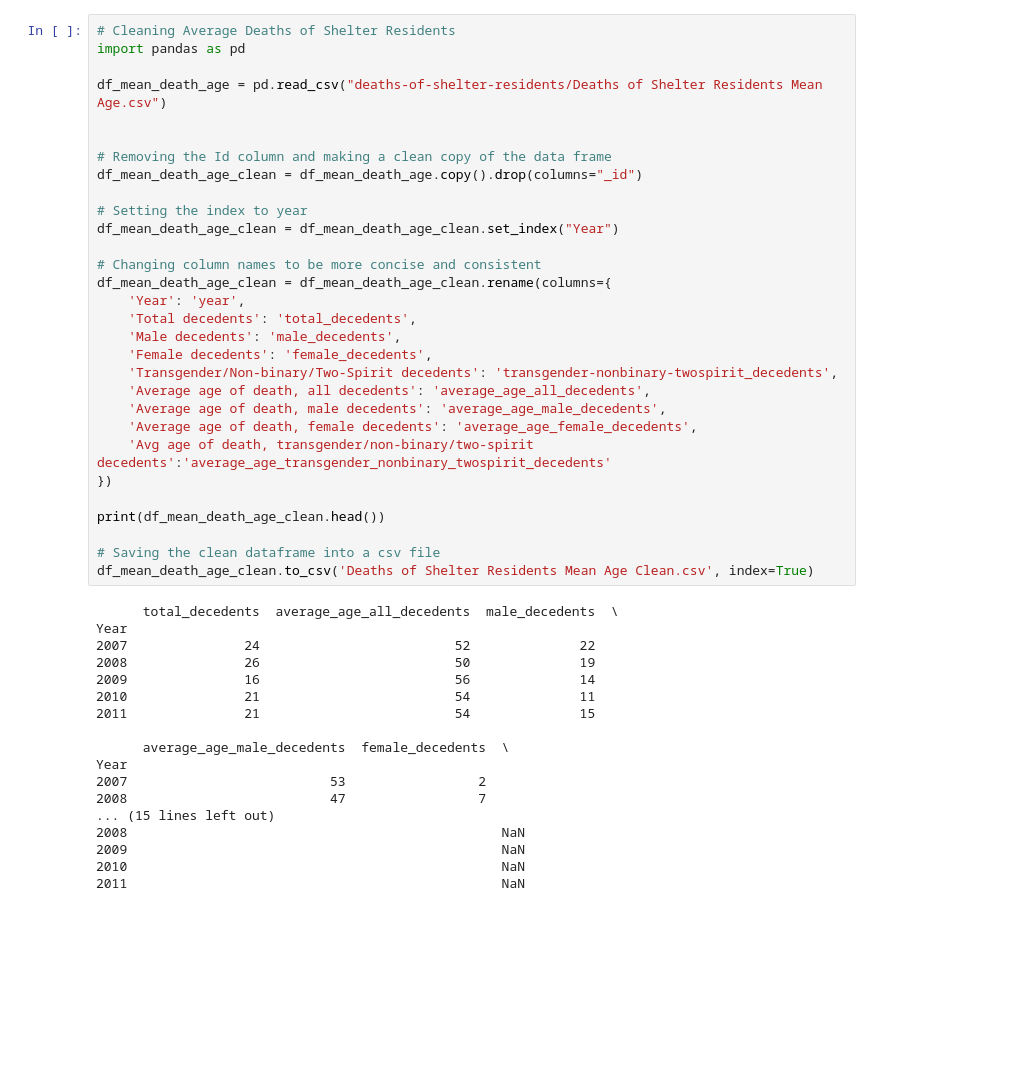
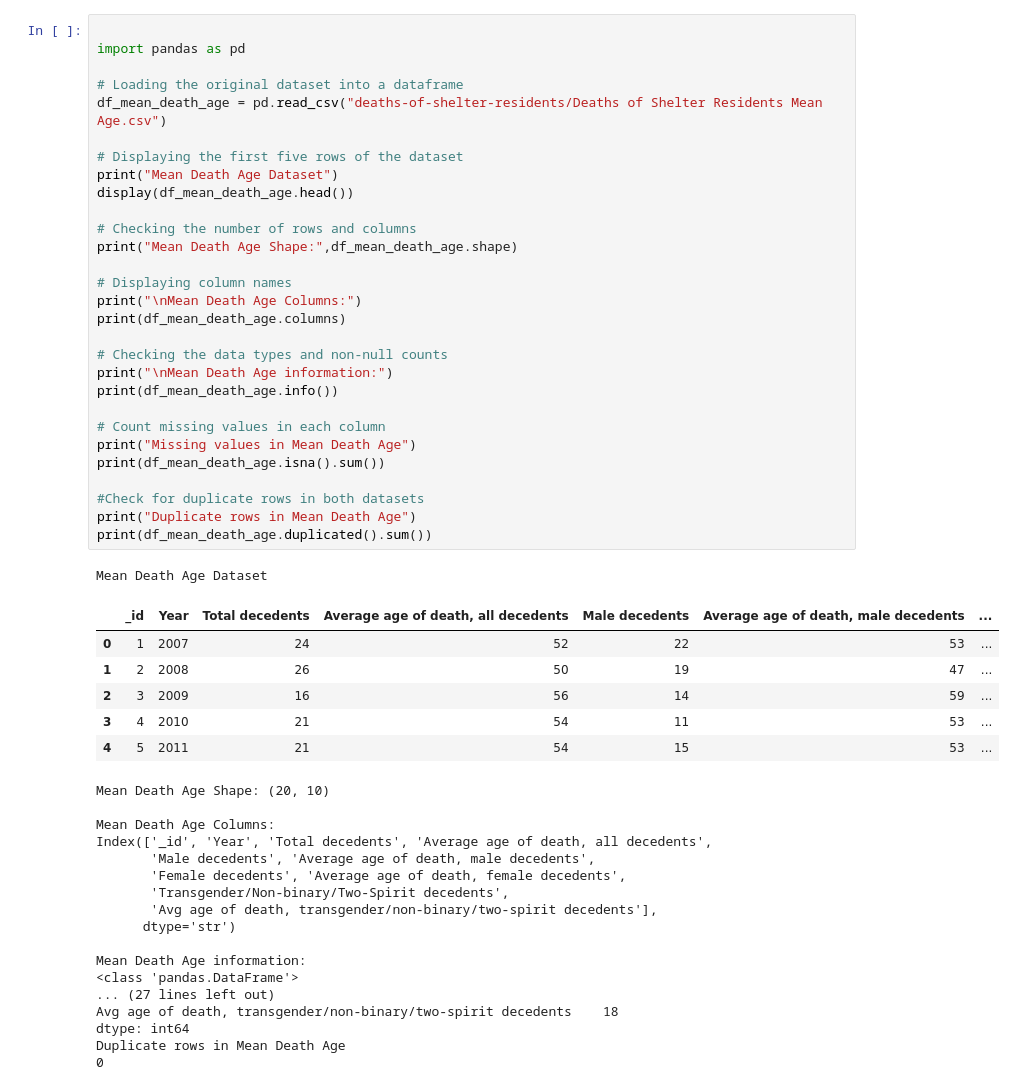
Before and after one commit to Empress-star/INF1340-Final-Project, a Jupyter notebook: shelter-deaths-system-flow-clean.ipynb, the cells around one changed output. Drawn from its saved outputs; the diff is of its cells as text; blank space fills up the shorter version.

```diff
--- a/shelter-deaths-system-flow-clean.ipynb
+++ b/shelter-deaths-system-flow-clean.ipynb
@@ -134,48 +249,54 @@ Date
 # %%
-# Cleaning Average Deaths of Shelter Residents
+
 import pandas as pd
 
+# Loading the original dataset into a dataframe
 df_mean_death_age = pd.read_csv("deaths-of-shelter-residents/Deaths of Shelter Residents Mean Age.csv")
 
+# Displaying the first five rows of the dataset
+print("Mean Death Age Dataset")
+display(df_mean_death_age.head())
 
-# Removing the Id column and making a clean copy of the data frame
-df_mean_death_age_clean = df_mean_death_age.copy().drop(columns="_id")
+# Checking the number of rows and columns
+print("Mean Death Age Shape:",df_mean_death_age.shape)
 
-# Setting the index to year
-df_mean_death_age_clean = df_mean_death_age_clean.set_index("Year")
+# Displaying column names
+print("\nMean Death Age Columns:")
+print(df_mean_death_age.columns)
 
-# Changing column names to be more concise and consistent
-df_mean_death_age_clean = df_mean_death_age_clean.rename(columns={
-    'Year': 'year',
-    'Total decedents': 'total_decedents',
-    'Male decedents': 'male_decedents',
-    'Female decedents': 'female_decedents',
-    'Transgender/Non-binary/Two-Spirit decedents': 'transgender-nonbinary-twospirit_decedents',
-    'Average age of death, all decedents': 'average_age_all_decedents',
-    'Average age of death, male decedents': 'average_age_male_decedents',
-    'Average age of death, female decedents': 'average_age_female_decedents',
-    'Avg age of death, transgender/non-binary/two-spirit decedents':'average_age_transgender_nonbinary_twospirit_decedents'
-})
+# Checking the data types and non-null counts
+print("\nMean Death Age information:")
+print(df_mean_death_age.info())
 
-print(df_mean_death_age_clean.head())
+# Count missing values in each column
+print("Missing values in Mean Death Age")
+print(df_mean_death_age.isna().sum())
 
-# Saving the clean dataframe into a csv file
-df_mean_death_age_clean.to_csv('Deaths of Shelter Residents Mean Age Clean.csv', index=True)
+#Check for duplicate rows in both datasets
+print("Duplicate rows in Mean Death Age")
+print(df_mean_death_age.duplicated().sum())
 # %% [output]
-      total_decedents  average_age_all_decedents  male_decedents  \
-Year
-2007               24                         52              22
-2008               26                         50              19
-2009               16                         56              14
-2010               21                         54              11
-2011               21                         54              15
-
-      average_age_male_decedents  female_decedents  \
-Year
-2007                          53                 2
-2008                          47                 7
-... (15 lines left out)
-2008                                                NaN
-2009                                                NaN
-2010                                                NaN
-2011                                                NaN
+Mean Death Age Dataset
+|  | _id | Year | Total decedents | Average age of death, all decedents | Male decedents | Average age of death, male decedents | ... |
+| 0 | 1 | 2007 | 24 | 52 | 22 | 53 | ... |
+| 1 | 2 | 2008 | 26 | 50 | 19 | 47 | ... |
+| 2 | 3 | 2009 | 16 | 56 | 14 | 59 | ... |
+| 3 | 4 | 2010 | 21 | 54 | 11 | 53 | ... |
+| 4 | 5 | 2011 | 21 | 54 | 15 | 53 | ... |
+Mean Death Age Shape: (20, 10)
+
+Mean Death Age Columns:
+Index(['_id', 'Year', 'Total decedents', 'Average age of death, all decedents',
+       'Male decedents', 'Average age of death, male decedents',
+       'Female decedents', 'Average age of death, female decedents',
+       'Transgender/Non-binary/Two-Spirit decedents',
+       'Avg age of death, transgender/non-binary/two-spirit decedents'],
+      dtype='str')
+
+Mean Death Age information:
+<class 'pandas.DataFrame'>
+... (27 lines left out)
+Avg age of death, transgender/non-binary/two-spirit decedents    18
+dtype: int64
+Duplicate rows in Mean Death Age
+0
```
Also changed, not shown: parts of 13 cells of this notebook, 2 other files.
